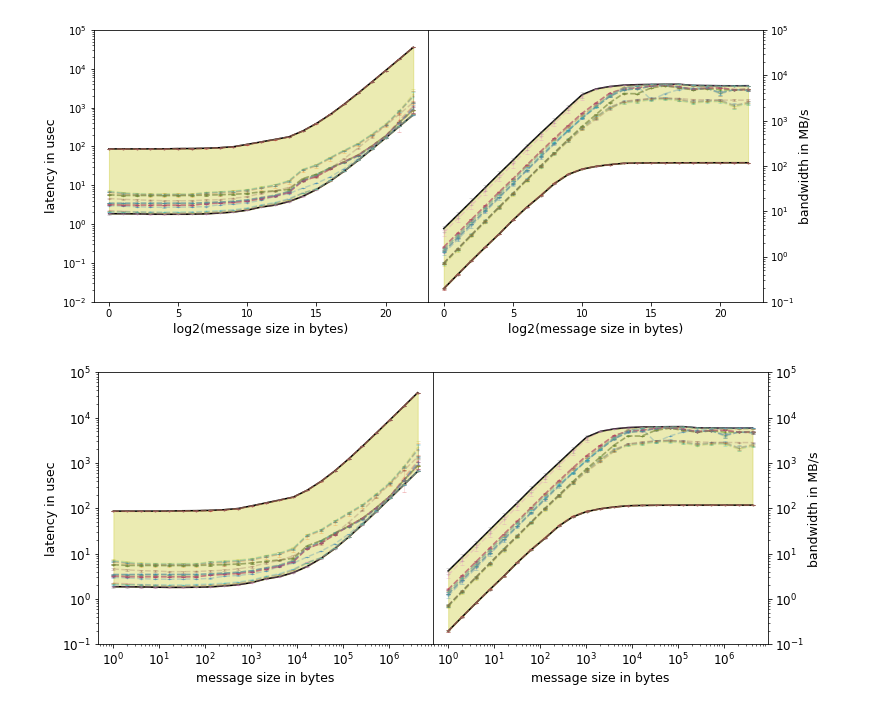
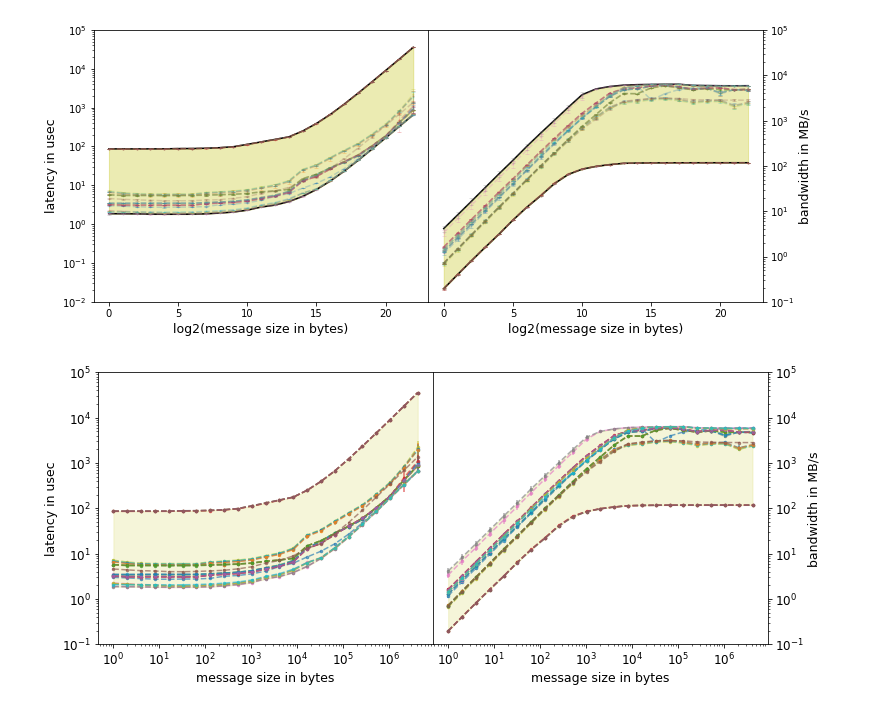
Before and after one commit to s-sajid-ali/nu-quest-bench, a Jupyter notebook: mpi/pearc_plot_1.ipynb, the cells around one changed output. Cells and saved outputs as stored; diff of their text form; code cells hidden in the pictures.

```diff
--- a/mpi/pearc_plot_1.ipynb
+++ b/mpi/pearc_plot_1.ipynb
@@ -229,16 +229,16 @@ import matplotlib.ticker as plticker
 plt.rcParams["figure.figsize"] = (12,5)
 f,(ax1,ax2) = plt.subplots(1,2)
 
-ax1.plot(_x,lt_min,'k')
-ax1.plot(_x,lt_max,'k')
-ax1.fill_between(_x, lt_min, lt_max, alpha=0.3, color = 'y')
+#ax1.plot(_x,lt_min,'k')
+#ax1.plot(_x,lt_max,'k')
+ax1.fill_between(_x, lt_min, lt_max, alpha=0.15, color = 'y')
 ax1.set_yscale('log')
 ax1.set_xscale('log')
 ax1.set_ylim((10**-1,10**5))
 
-ax2.plot(_x,bw_min,'k')
-ax2.plot(_x,bw_max,'k')
-ax2.fill_between(_x, bw_min, bw_max, alpha=0.3, color = 'y')
+#ax2.plot(_x,bw_min,'k')
+#ax2.plot(_x,bw_max,'k')
+ax2.fill_between(_x, bw_min, bw_max, alpha=0.15, color = 'y')
 ax2.set_yscale('log')
 ax2.set_xscale('log')
 ax2.set_ylim((10**-1,10**5))
@@ -249,36 +249,36 @@ ax2.set_ylim((10**-1,10**5))
 #loc = plticker.LogLocator(base=4.0) # this locator puts ticks at regular intervals
 
 for i in range(1,len(key_soft)+1):
     if i in failed_runs :
         pass
     elif i in faulty_runs :
             pass
     else :
         _x = bw_key
         ax1.errorbar((_x), lt_mean[:,i-1],lt_std[:,i-1],
-                     fmt='--o',markersize=1,elinewidth=0.5,capsize=2,alpha=0.25)
+                     fmt='--o',markersize=2.5,elinewidth=0,capsize=0,alpha=0.65)
         ax1.set_yscale('log')
         ax1.set_xscale('log')
         ax1.set_xlabel('message size in bytes',size=12.5);
         ax1.set_ylabel('latency in usec',size=12.5);
 
         _x = lt_key
         ax2.errorbar((_x), bw_mean[:,i-1],bw_std[:,i-1],
                      label=key_soft[i],
-                     fmt='--o',markersize=1,elinewidth=0.5,capsize=2,alpha=0.25)
+                     fmt='--o',markersize=2.5,elinewidth=0,capsize=0,alpha=0.65)
         ax2.yaxis.set_label_position("right")
         ax2.yaxis.tick_right()
         ax2.set_yscale('log')
         ax2.set_xscale('log')
         ax2.set_xlabel('message size in bytes',size=12.5);
         ax2.set_ylabel('bandwidth in MB/s',size=12.5);
 
 ax1.tick_params(labelsize=12)
 ax2.tick_params(labelsize=12)
 
 plt.subplots_adjust(hspace = 0.2, wspace = 0)
-f.savefig("curr_pearc.png",dpi=100)
+plt.savefig("curr_pearc.svg",format='svg',dpi=250)
 # %% [output]
-[figure, old version]
+[figure, new version]
 # %%
 !mv *.png plots/
```
Also changed, not shown: 59 other files.
